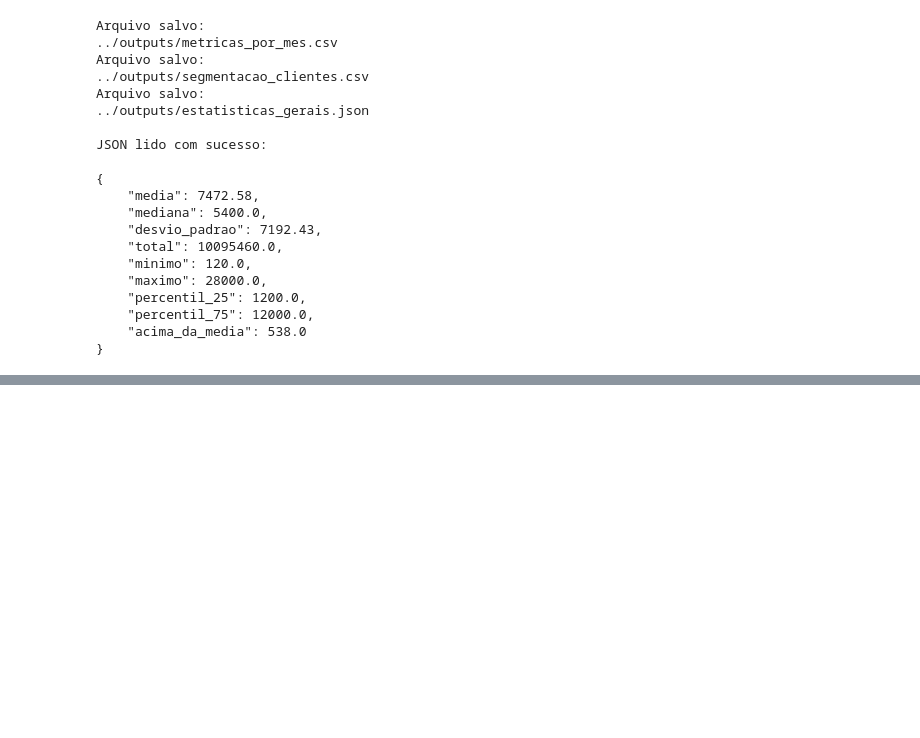
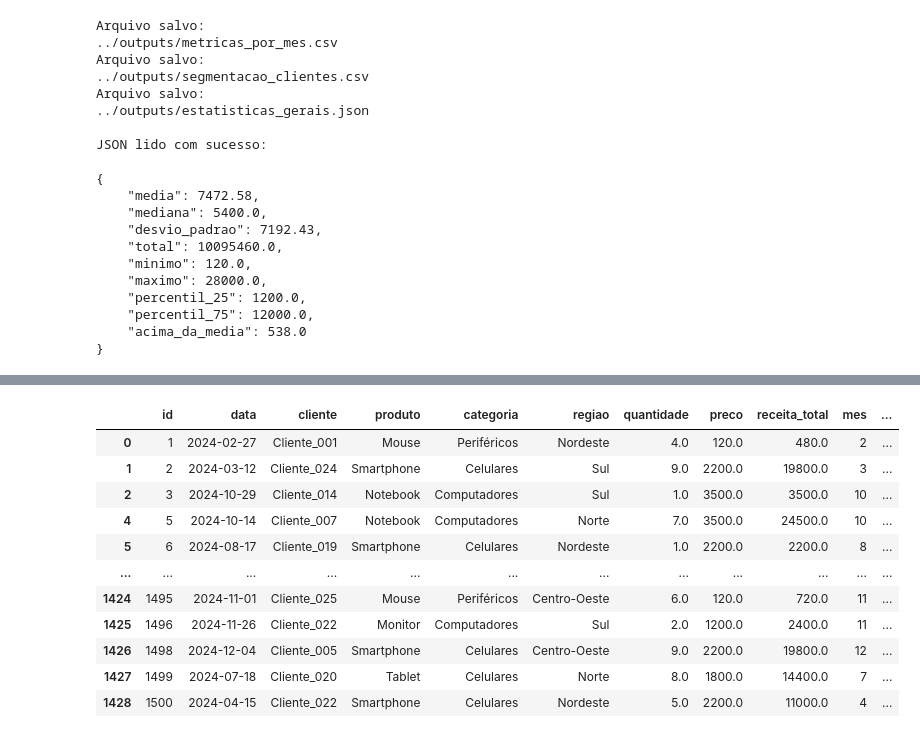
Before and after one commit to MarcioPaiano/SENAI-miniprojeto, a Jupyter notebook: notebook/dataview.ipynb, the cells around one changed output, grey strips where cells are left out. Cells and saved outputs as stored; diff of their text form; code cells hidden in the pictures; blank space fills up the shorter version.

Commit message:
Consolidação da análise e geracao do dataset final.

```diff
--- a/notebook/dataview.ipynb
+++ b/notebook/dataview.ipynb
@@ -1240,0 +1271,79 @@ JSON lido com sucesso:
+# %%
+import os
+
+def consolidar_projeto(df_final):
+    """
+    RF12 - Consolida a análise do projeto.
+
+    esperados foram gerados corretamente.
+    """
+
+    # ============================================
+    # Salvar dataset final
+    # ============================================
+
+    os.makedirs("../data/final", exist_ok=True)
+
+    caminho_final = "../data/final/vendas_final.csv"
+
+    df_final.to_csv(
+        caminho_final,
+        index=False,
+        encoding="utf-8-sig"
+    )
+
+    print("===================================")
+    print("DATASET FINAL SALVO COM SUCESSO")
+    print("===================================")
+    print(caminho_final)
+
+    # ============================================
+    # Lista de arquivos obrigatórios
+    # ============================================
+
+    arquivos = [
+        "data/raw/vendas.csv",
+        "data/processed/v1_com_outliers/vendas_v1.csv",
+        "data/processed/v2_outliers_tratado/vendas_v2.csv",
+        "data/final/vendas_final.csv",
+        "outputs/metricas_por_mes.csv",
+        "outputs/segmentacao_clientes.csv",
+        "outputs/estatisticas_gerais.json",
+        "outputs/graficos/receita_por_mes.png",
+        "outputs/graficos/top_produtos.png",
+        "outputs/graficos/dist_regiao.png"
+    ]
+
+    print("\n===================================")
+    print("VERIFICAÇÃO DOS ARQUIVOS")
+    print("===================================")
+
+    for arquivo in arquivos:
+        if os.path.exists(arquivo):
+            print(f"OK  - {arquivo}")
+        else:
+            print(f"ERRO - {arquivo} (não encontrado)")
+
+    # ============================================
+    # Resumo do projeto
+    # ============================================
+
+    print("\n===================================")
+    print("RESUMO DO PROJETO")
+    print("===================================")
+    Salva o dataset final e verifica se todos os arquivos
+
+    print(f"Total de registros : {len(df_final)}")
+    print(f"Total de colunas   : {len(df_final.columns)}")
+    print(f"Receita total      : R$ {df_final['receita_total'].sum():,.2f}")
+    print(f"Clientes únicos    : {df_final['cliente'].nunique()}")
+    print(f"Produtos únicos    : {df_final['produto'].nunique()}")
+
+    print("\nProjeto concluído com sucesso!")
+
+    return df_final
+
+
+# Executa a consolidação
+consolidar_projeto(df_final)
+# %% [output]
@@ -1240,0 +1367,12 @@ JSON lido com sucesso:
+|  | id | data | cliente | produto | categoria | regiao | quantidade | preco | receita_total | mes | ... |
+| 0 | 1 | 2024-02-27 | Cliente_001 | Mouse | Periféricos | Nordeste | 4.0 | 120.0 | 480.0 | 2 | ... |
+| 1 | 2 | 2024-03-12 | Cliente_024 | Smartphone | Celulares | Sul | 9.0 | 2200.0 | 19800.0 | 3 | ... |
+| 2 | 3 | 2024-10-29 | Cliente_014 | Notebook | Computadores | Sul | 1.0 | 3500.0 | 3500.0 | 10 | ... |
+| 4 | 5 | 2024-10-14 | Cliente_007 | Notebook | Computadores | Norte | 7.0 | 3500.0 | 24500.0 | 10 | ... |
+| 5 | 6 | 2024-08-17 | Cliente_019 | Smartphone | Celulares | Nordeste | 1.0 | 2200.0 | 2200.0 | 8 | ... |
+| ... | ... | ... | ... | ... | ... | ... | ... | ... | ... | ... | ... |
+| 1424 | 1495 | 2024-11-01 | Cliente_025 | Mouse | Periféricos | Centro-Oeste | 6.0 | 120.0 | 720.0 | 11 | ... |
+| 1425 | 1496 | 2024-11-26 | Cliente_022 | Monitor | Computadores | Sul | 2.0 | 1200.0 | 2400.0 | 11 | ... |
+| 1426 | 1498 | 2024-12-04 | Cliente_005 | Smartphone | Celulares | Centro-Oeste | 9.0 | 2200.0 | 19800.0 | 12 | ... |
+| 1427 | 1499 | 2024-07-18 | Cliente_020 | Tablet | Celulares | Norte | 8.0 | 1800.0 | 14400.0 | 7 | ... |
+| 1428 | 1500 | 2024-04-15 | Cliente_022 | Smartphone | Celulares | Nordeste | 5.0 | 2200.0 | 11000.0 | 4 | ... |
```
Also changed, not shown: parts of 2 cells of this notebook, 1 other file.
